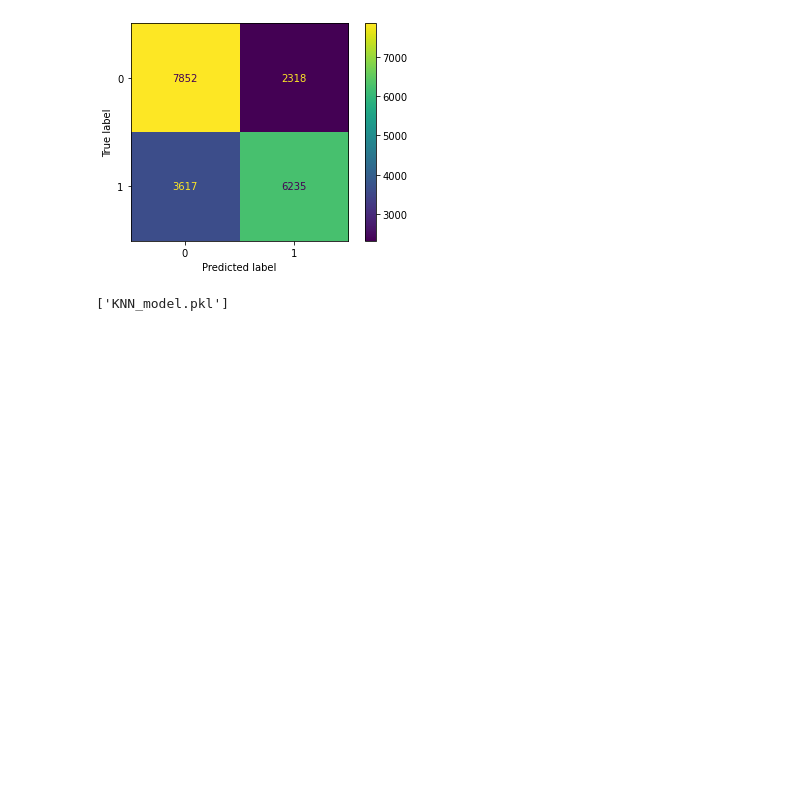
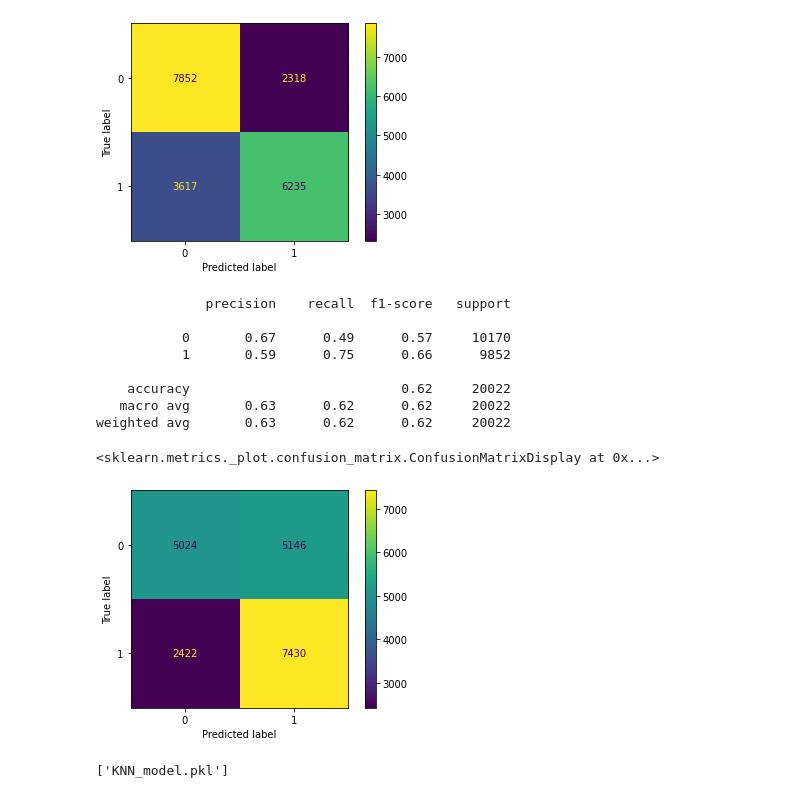
Before and after one commit to FHegardt/Maskininl-rning-Fredrik-Hegardt, a Jupyter notebook: Labb/2.1-7.ipynb, the cells around one changed output. Saved outputs shown, nothing was run; the diff lists cells and outputs as text; code cells hidden in the pictures; blank space fills up the shorter version.

```diff
--- a/Labb/2.1-7.ipynb
+++ b/Labb/2.1-7.ipynb
@@ -294,6 +294,31 @@ ConfusionMatrixDisplay(cm).plot()
 weighted avg       0.71      0.70      0.70     20022
 <sklearn.metrics._plot.confusion_matrix.ConfusionMatrixDisplay at 0x...>
 [figure]
+# %%
+from sklearn.ensemble import VotingClassifier
+
+vote_model = VotingClassifier([
+    ("logistic", LogisticRegression(l1_ratio=0, solver = "saga", penalty="elasticnet", multi_class="ovr", max_iter = 1000)),
+    ("Kneighbor", KNeighborsClassifier(n_neighbors=34)),
+    ("random_forest", RandomForestClassifier(n_estimators = 200, criterion="gini", max_features="auto")),
+])
+
+vote_model.fit(X_train, y_train)
+y_pred = vote_model.predict(X_test)
+print(classification_report(y_test, y_pred))
+cm = confusion_matrix(y_test, y_pred)
+ConfusionMatrixDisplay(cm).plot()
+# %% [output]
+              precision    recall  f1-score   support
+
+           0       0.67      0.49      0.57     10170
+           1       0.59      0.75      0.66      9852
+
+    accuracy                           0.62     20022
+   macro avg       0.63      0.62      0.62     20022
+weighted avg       0.63      0.62      0.62     20022
+<sklearn.metrics._plot.confusion_matrix.ConfusionMatrixDisplay at 0x...>
+[figure, added]
 # %%
 import joblib
 import pandas as pd
```
Also changed, not shown: 1 other file.
